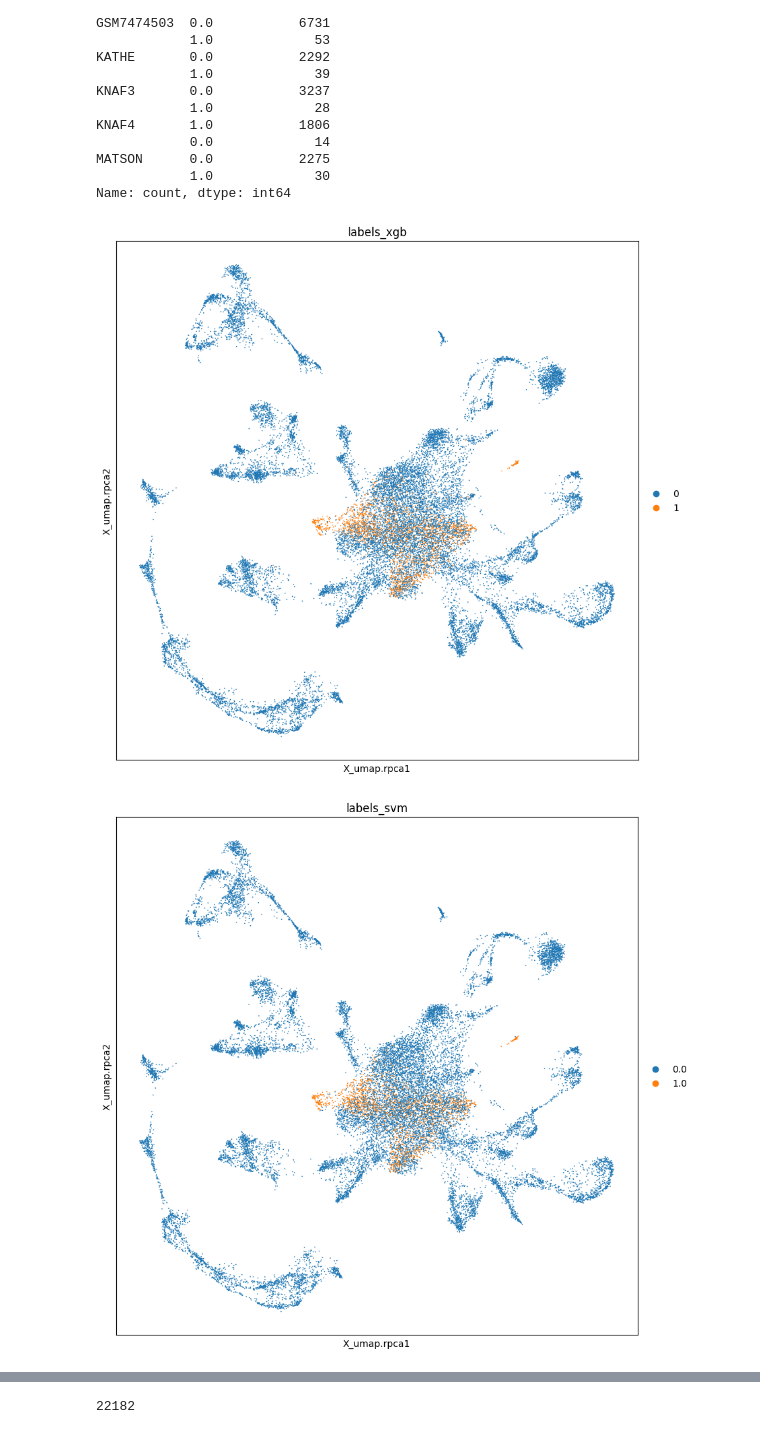
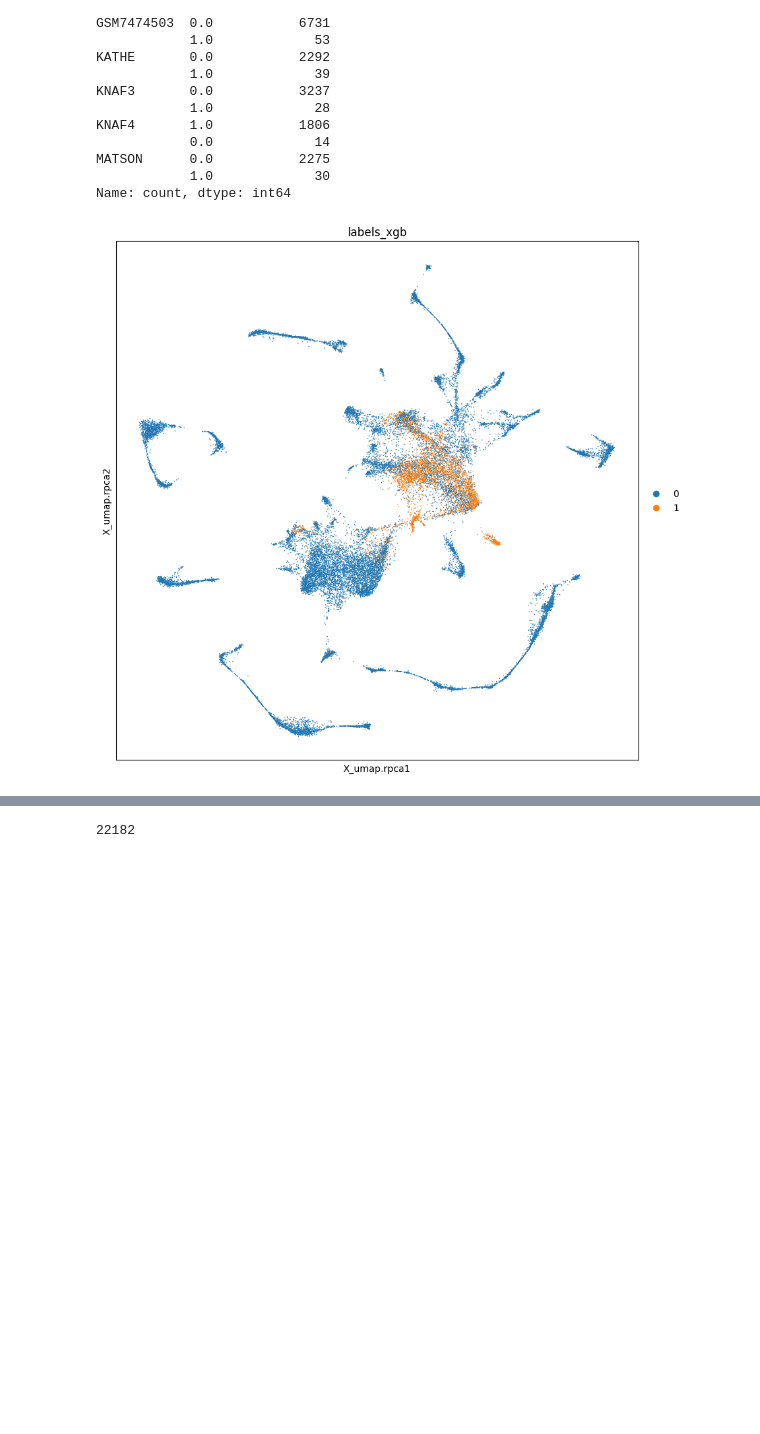
Before and after one commit to EmileDeBiot/spinal_cross_species_V1, a Jupyter notebook: intraspecies_annotation.ipynb, the cells around one changed output, grey strips where cells are left out. Drawn from its saved outputs; the diff is of its cells as text; code cells hidden in the pictures; blank space fills up the shorter version.

```diff
--- a/intraspecies_annotation.ipynb
+++ b/intraspecies_annotation.ipynb
@@ -4,7 +4,7 @@ import pandas as pd
 import numpy as np
 import matplotlib.pyplot as plt
 # %%
-merged = sc.read_h5ad("data/co_integrated_data/mouse_neurons+skinnider.h5ad")
+merged = sc.read_h5ad("data/co_integrated_data/mouse_neurons+skinnider+knaf14.h5ad")
 # %% [output]
 This is where adjacency matrices should go now.
   warn(
@@ -190,8 +191,8 @@ from sklearn.model_selection import GridSearchCV
 
 param_grid = {
     'n_estimators': [50, 100, 150, 200],
-    'max_depth': [3, 5, 7, 9],
-    'learning_rate': [0.1, 0.01, 0.001]
+    'max_depth': [3, 5, 7],
+    'learning_rate': [0.1, 0.01]
 }
 
 grid_search = GridSearchCV(estimator=xgb, param_grid=param_grid, cv=3, n_jobs=-1, verbose=2)
@@ -238,6 +239,8 @@ xgb = grid_search.best_estimator_
 # %%
 # save best xgb model
 xgb.save_model('models/mouse_annotation_xgb.json')
+# %%
+xgb.load_model('models/mouse_annotation_xgb.json')
 # %%
 # Predict using the best model
 # xgb = grid_search.best_estimator_
@@ -283,13 +286,13 @@ F1: 0.97
 # Predict on query data
 X_query = np.array(merged.X)
 y_query_xgb = xgb.predict(X_query)
-y_query_svm = svm.predict(X_query)
+# y_query_svm = svm.predict(X_query)
 
 merged.obs['labels_xgb'] = y_query_xgb
-merged.obs['labels_svm'] = y_query_svm
+# merged.obs['labels_svm'] = y_query_svm
 
 merged.obs['labels_xgb'] = merged.obs['labels_xgb'].astype('category')
-merged.obs['labels_svm'] = merged.obs['labels_svm'].astype('category')
+# merged.obs['labels_svm'] = merged.obs['labels_svm'].astype('category')
 # %%
 merged.obs['labels_xgb'].value_counts()
 # %% [output]
@@ -355,15 +356,14 @@ Name: count, dtype: int64
 # %%
 # Compare the results for each model
 fig, ax = plt.subplots(1,1, figsize = (10,10))
 # Plot umap with annotations using 4 colors for each annotation
 # Change size of plot
 sc.pl.embedding(merged, color='labels_xgb', basis='X_umap.rpca', ax = ax)
 
-fig, ax = plt.subplots(1,1, figsize = (10,10))
-sc.pl.embedding(merged, color='labels_svm', basis='X_umap.rpca',ax=ax)
+# fig, ax = plt.subplots(1,1, figsize = (10,10))
+# sc.pl.embedding(merged, color='labels_svm', basis='X_umap.rpca',ax=ax)
 # %% [output]
-[figure, old version]
+[figure, new version]
-[figure, removed]
 # %%
 annotation = []
 v1 = []
```
Also changed, not shown: parts of 25 cells of this notebook, 2 other files.
